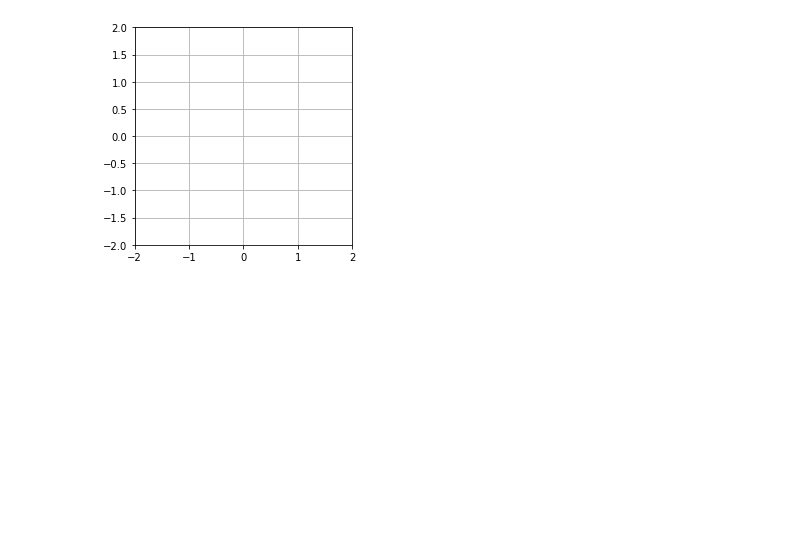
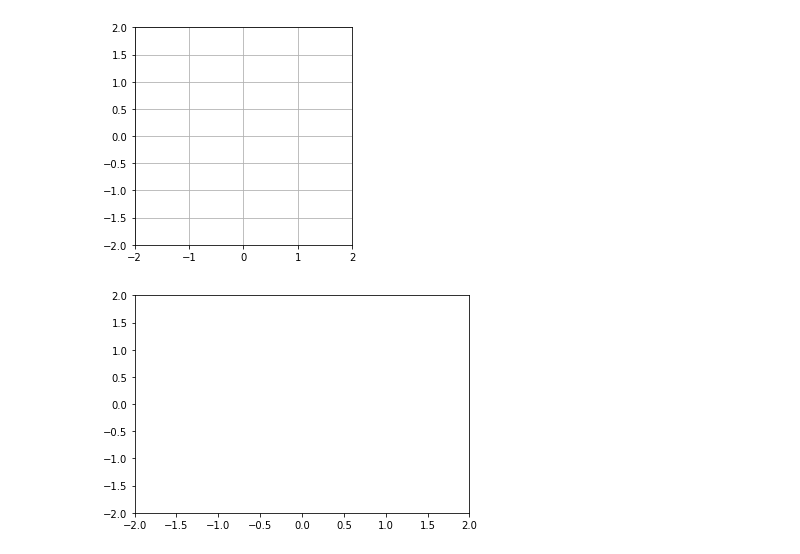
Before and after one commit to luciouw/first_repo-1, a Jupyter notebook: Double_pendule.ipynb, the cells around one changed output. Cells and saved outputs as stored; diff of their text form; code cells hidden in the pictures; blank space fills up the shorter version.

```diff
--- a/Double_pendule.ipynb
+++ b/Double_pendule.ipynb
@@ -252,6 +293,50 @@ HTML(anim.to_html5_video())
 # %% [output]
 RuntimeError: Requested MovieWriter (ffmpeg) not available
 [figure]
+# %%
+import numpy as np
+import matplotlib.pyplot as plt
+import matplotlib.animation as animation
+
+k = 2*np.pi
+w = 2*np.pi
+dt = 0.01
+t=20
+xmin = -2
+xmax = 2
+nbx = 100
+
+x = np.linspace(xmin, xmax, nbx)
+
+fig = plt.figure() # initialise la figure
+line, = plt.plot([],[],'r-',lw=3)
+plt.xlim(xmin, xmax)
+plt.ylim(-2,2)
+time_template = 'time = %.1fs'
+time_text = ax.text(0.05, 0.9, '', transform=ax.transAxes)
+
+# fonction à définir quand blit=True
+# crée l'arrière de l'animation qui sera présent sur chaque image
+def init():
+    line.set_data([], [])
+    time_text.set_text('')
+    return line, time_text
+
+def animate(i):
+    t = i * dt
+    y = np.cos(k*x - w*t)
+    thisx = [0, x1[i*t], x2[i*t]]
+    thisy = [0, y1[i*t], y2[i*t]]
+    line.set_data(thisx, thisy)
+    extremity.set_data(x2[:i*t+1], y2[:i*t+1])
+    time_text.set_text(time_template % (data[0][i*t]))
+    return extremity, line, time_text
+
+ani = animation.FuncAnimation(fig, animate, init_func=init, frames=100, blit=True, interval=0.001, repeat=True)
+
+plt.show()
+# %% [output]
+[figure, added]
 # %%
 fig = pyplot.figure()
 ax = fig.add_subplot(111, autoscale_on=False, xlim=(-2, 2), ylim=(-2, 2))
```
Also changed, not shown: parts of 6 cells of this notebook.
